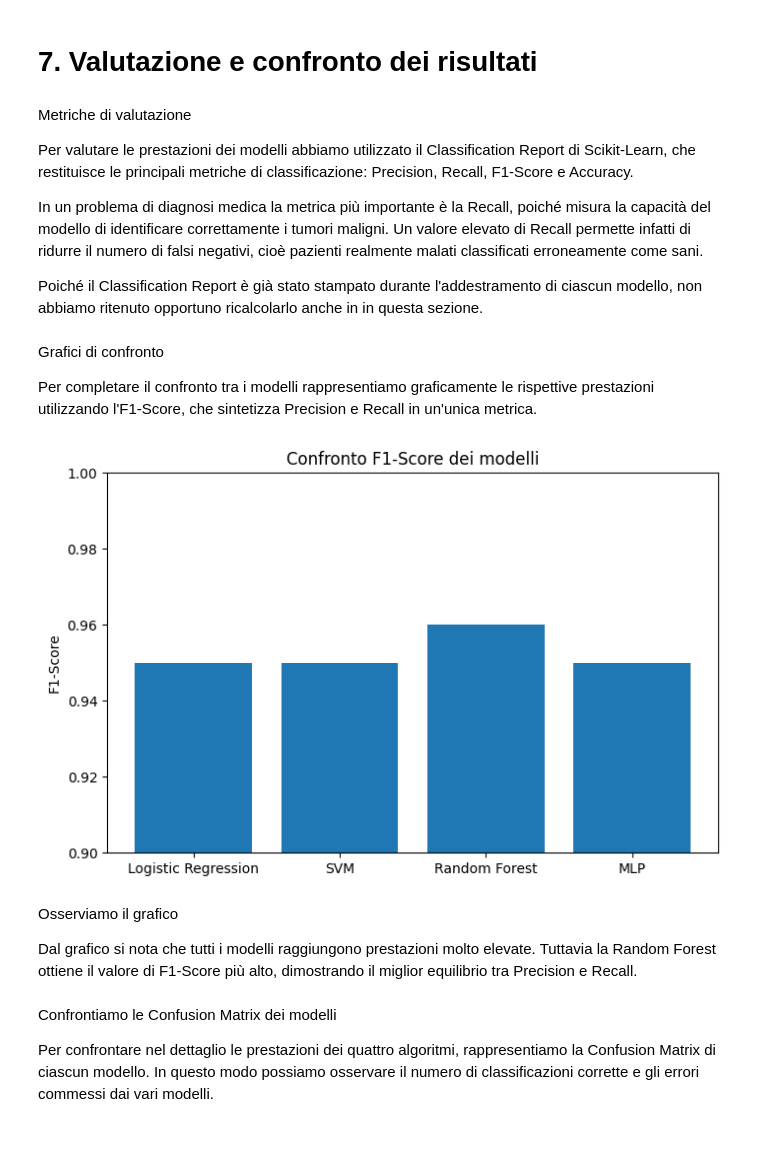
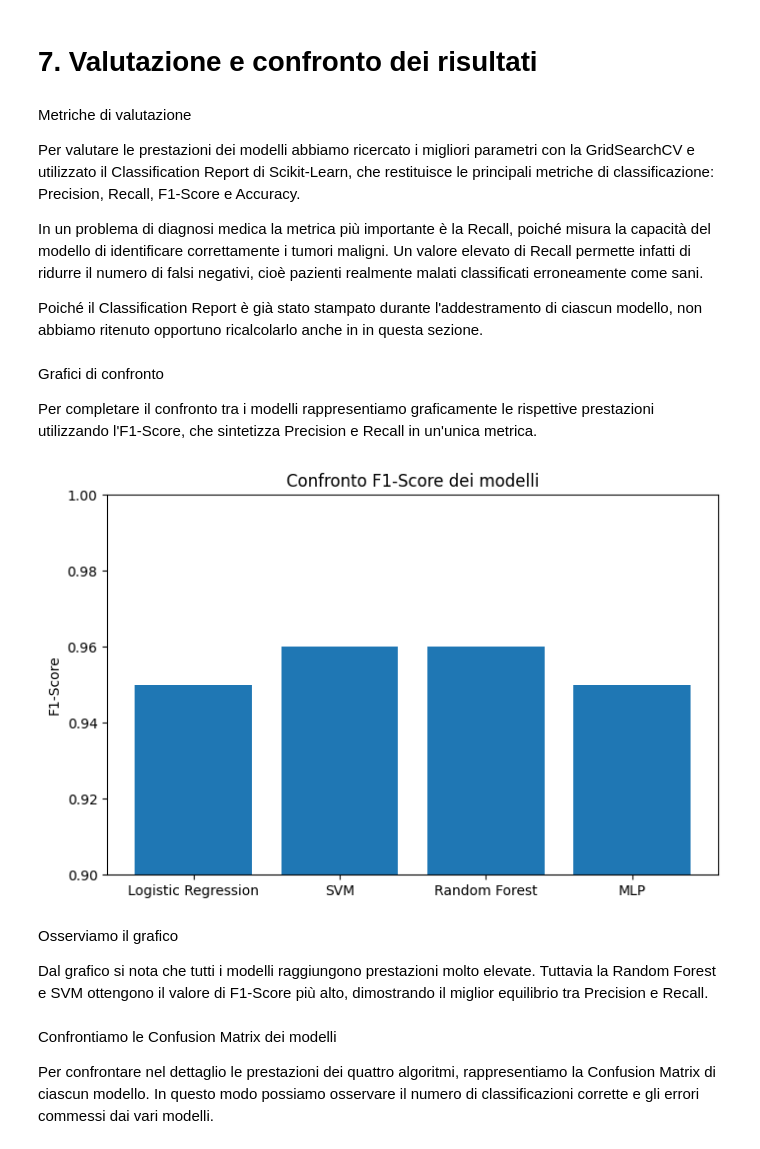
Before and after one commit to AntoninoCardillo2/ProgettoML_Cardillo_Ragazzini, a Jupyter notebook: Analisi_Predittiva_Breast_Cancer.ipynb, the cells around one changed output. Drawn from its saved outputs; the diff is of its cells as text; code cells hidden in the pictures.

```diff
--- a/Analisi_Predittiva_Breast_Cancer.ipynb
+++ b/Analisi_Predittiva_Breast_Cancer.ipynb
@@ -579,7 +663,7 @@ Questo non significa che l'MLP sia un algoritmo poco efficace. Al contrario, le
 # %% [markdown]
 Metriche di valutazione
 
-Per valutare le prestazioni dei modelli abbiamo utilizzato il Classification Report di Scikit-Learn, che restituisce le principali metriche di classificazione: Precision, Recall, F1-Score e Accuracy.
+Per valutare le prestazioni dei modelli abbiamo ricercato i migliori parametri con la GridSearchCV e utilizzato il Classification Report di Scikit-Learn, che restituisce le principali metriche di classificazione: Precision, Recall, F1-Score e Accuracy.
 
 In un problema di diagnosi medica la metrica più importante è la Recall, poiché misura la capacità del modello di identificare correttamente i tumori maligni. Un valore elevato di Recall permette infatti di ridurre il numero di falsi negativi, cioè pazienti realmente malati classificati erroneamente come sani.
 
@@ -590,20 +674,20 @@ Grafici di confronto
 Per completare il confronto tra i modelli rappresentiamo graficamente le rispettive prestazioni utilizzando l'F1-Score, che sintetizza Precision e Recall in un'unica metrica.
 # %%
 modelli = ['Logistic Regression', 'SVM', 'Random Forest', 'MLP']
-f1 = [0.95, 0.95, 0.96, 0.95]
+f1 = [0.95, 0.96, 0.96, 0.95]
 
 plt.figure(figsize=(8,5))
 plt.bar(modelli, f1)
 plt.title('Confronto F1-Score dei modelli')
 plt.ylabel('F1-Score')
 plt.ylim(0.90,1.00)
 plt.show()
 # %% [output]
-[figure, old version]
+[figure, new version]
 # %% [markdown]
 Osserviamo il grafico
 
-Dal grafico si nota che tutti i modelli raggiungono prestazioni molto elevate. Tuttavia la Random Forest ottiene il valore di F1-Score più alto, dimostrando il miglior equilibrio tra Precision e Recall.
+Dal grafico si nota che tutti i modelli raggiungono prestazioni molto elevate. Tuttavia la Random Forest e SVM ottengono il valore di F1-Score più alto, dimostrando il miglior equilibrio tra Precision e Recall.
 # %% [markdown]
 Confrontiamo le Confusion Matrix dei modelli
 
```
Also changed, not shown: parts of 68 cells of this notebook.
